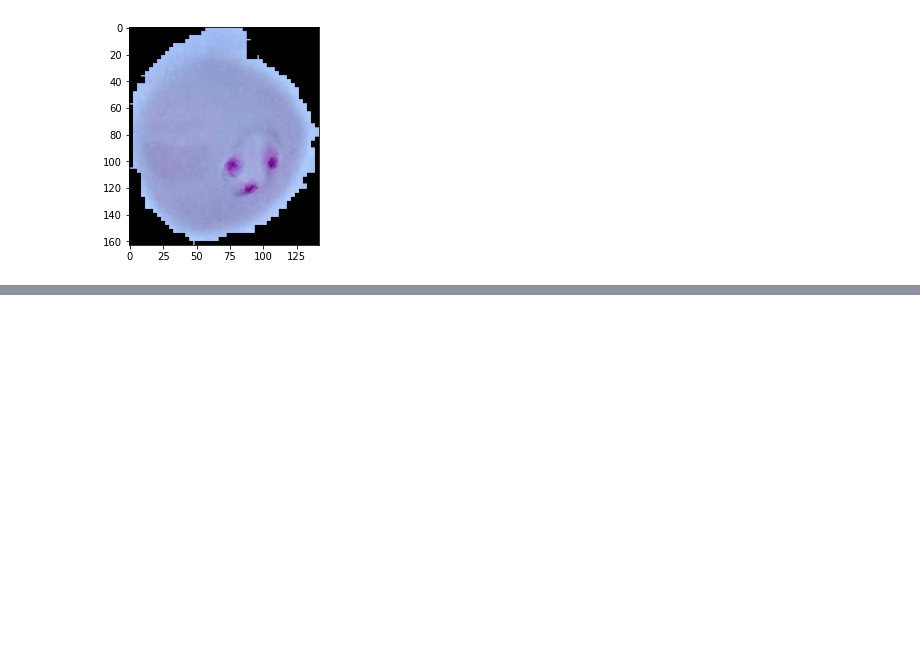
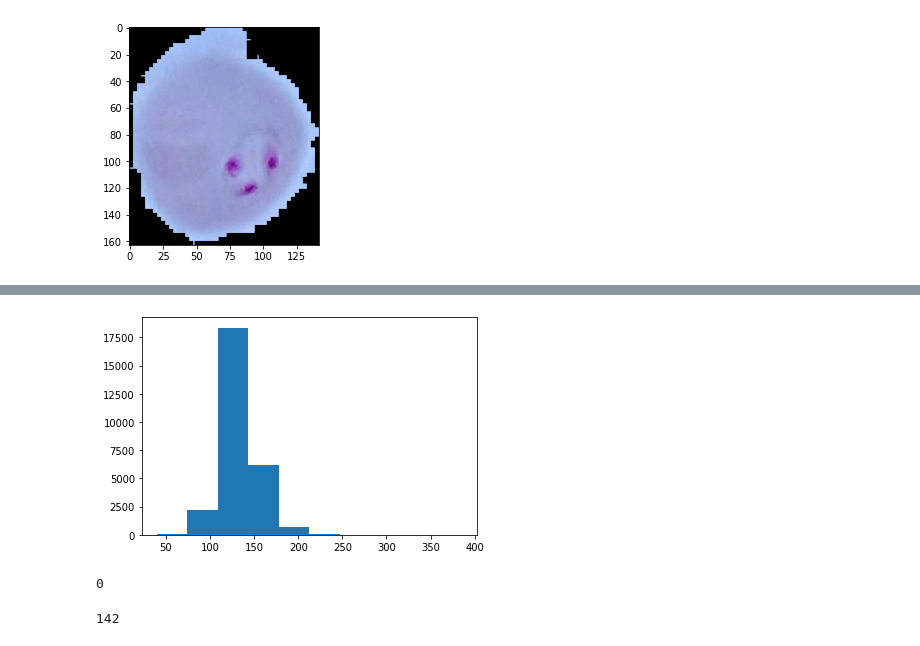
Before and after one commit to bikramb98/malaria_classification, a Jupyter notebook: notebook.ipynb, the cells around one changed output, grey strips where cells are left out. Saved outputs shown, nothing was run; the diff lists cells and outputs as text; code cells hidden in the pictures; blank space fills up the shorter version.

```diff
--- a/notebook.ipynb
+++ b/notebook.ipynb
@@ -66,0 +104,16 @@ plt.show()
+# %%
+plt.hist(width)
+plt.show()
+# %% [output]
+[figure, added]
+# %%
+new_img = y_array[999]
+print(new_img)
+# plt.imshow(new_img)
+# plt.show()
+# %% [output]
+0
+# %%
+X_array[27559].shape[1]
+# %% [output]
+142
```
Also changed, not shown: parts of 9 cells of this notebook.
